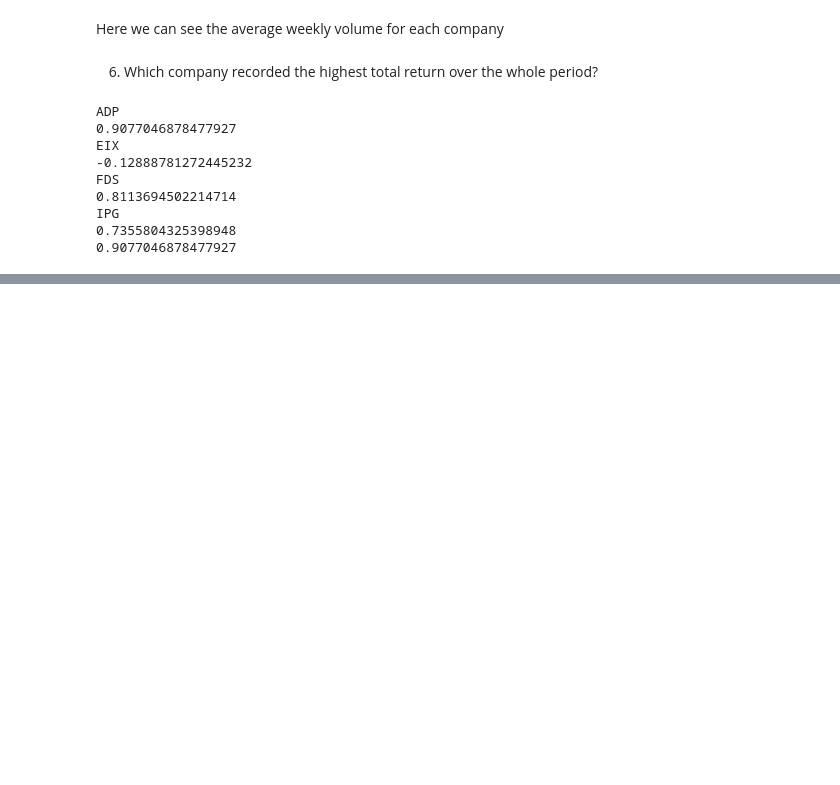
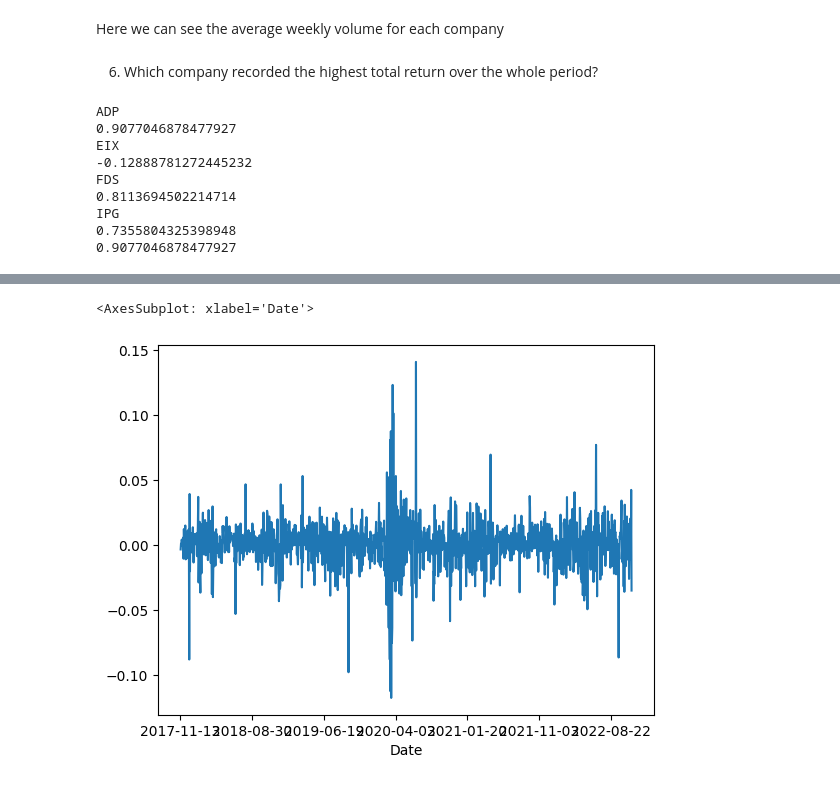
Before and after one commit to tomassamaj/midterm_python, a Jupyter notebook: midterm.ipynb, the cells around one changed output, grey strips where cells are left out. Saved outputs shown, nothing was run; the diff lists cells and outputs as text; code cells hidden in the pictures; blank space fills up the shorter version.

```diff
--- a/midterm.ipynb
+++ b/midterm.ipynb
@@ -217,0 +232,5 @@ IPG
+# %%
+FDS_returns.plot()
+# %% [output]
+<AxesSubplot: xlabel='Date'>
+[figure, added]
```
Also changed, not shown: parts of 6 cells of this notebook.
